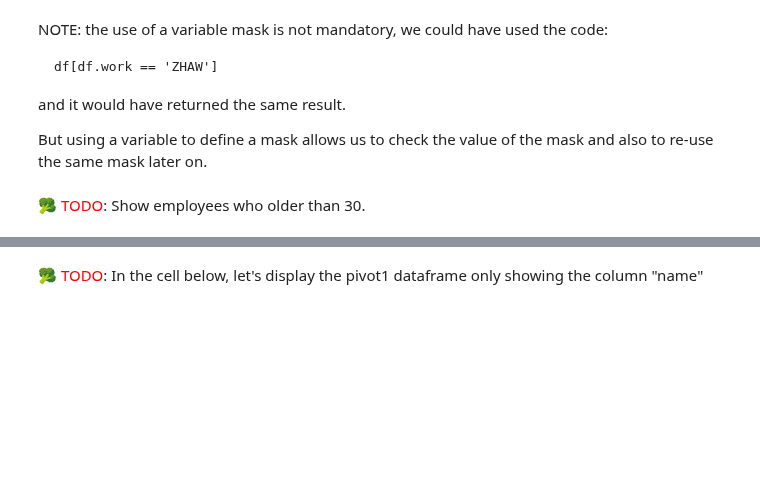
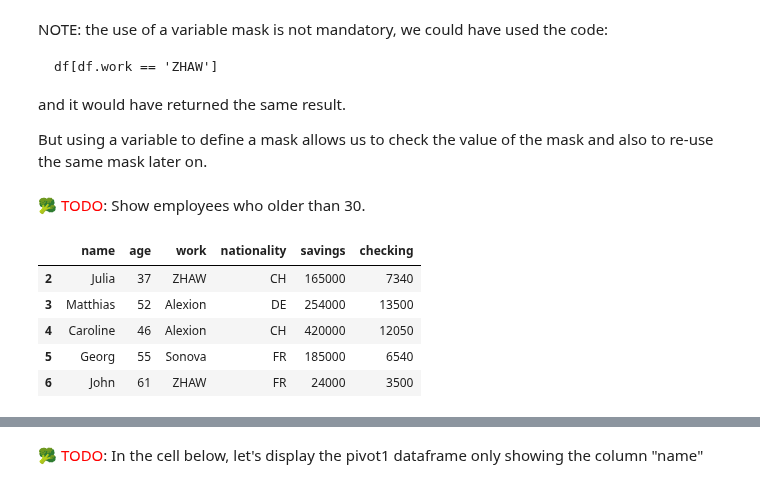
Before and after one commit to otifant/data-analytics-course-zhaw, a Jupyter notebook: lessions/notebook3.1.ipynb, the cells around one changed output, grey strips where cells are left out. Cells and saved outputs as stored; diff of their text form; code cells hidden in the pictures; blank space fills up the shorter version.

```diff
--- a/lessions/notebook3.1.ipynb
+++ b/lessions/notebook3.1.ipynb
@@ -132,6 +155,14 @@ But using a variable to define a mask allows us to check the value of the mask a
 🥦 <font color='red'>TODO</font>: Show employees who older than 30.
 # %%
 # enter your code here
+df[df.age > 30]
+# %% [output]
+|  | name | age | work | nationality | savings | checking |
+| 2 | Julia | 37 | ZHAW | CH | 165000 | 7340 |
+| 3 | Matthias | 52 | Alexion | DE | 254000 | 13500 |
+| 4 | Caroline | 46 | Alexion | CH | 420000 | 12050 |
+| 5 | Georg | 55 | Sonova | FR | 185000 | 6540 |
+| 6 | John | 61 | ZHAW | FR | 24000 | 3500 |
 # %% [markdown]
 ## Grouping data (similar to Excel pivot)
 
```
Also changed, not shown: parts of 35 cells of this notebook.
